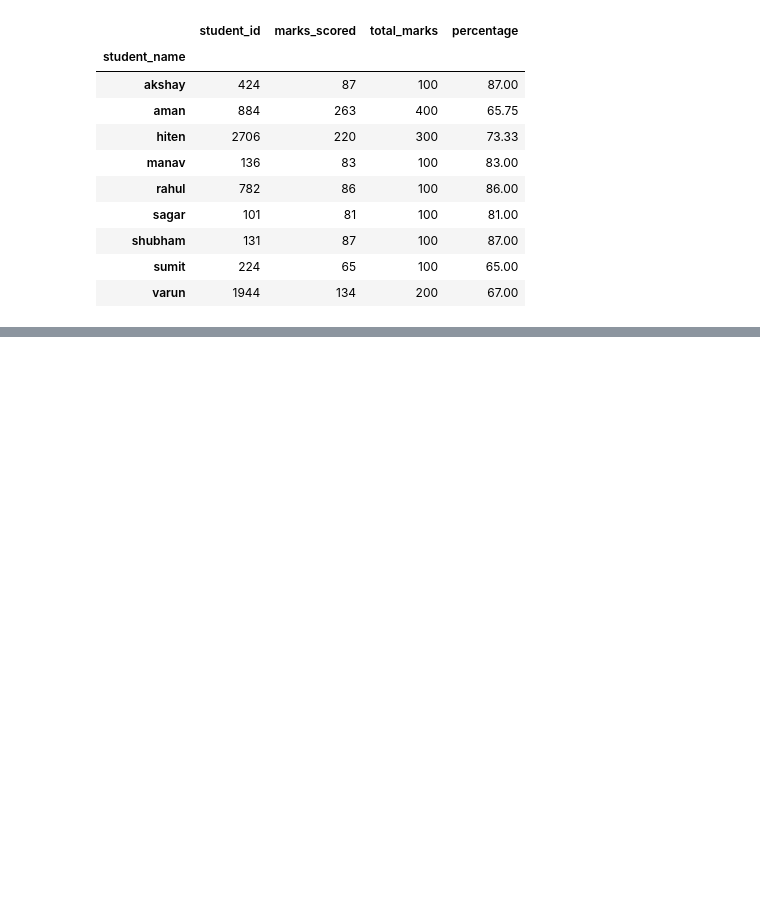
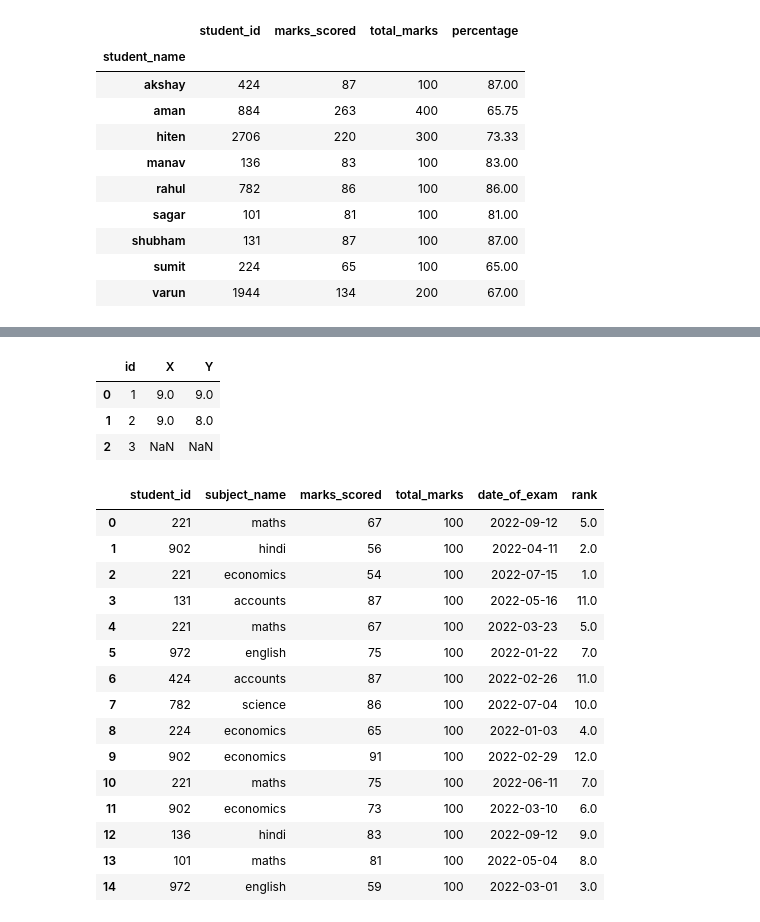
Before and after one commit to hitenverma1/Python_Coding, a Jupyter notebook: join_table.ipynb, the cells around one changed output, grey strips where cells are left out. Saved outputs shown, nothing was run; the diff lists cells and outputs as text; code cells hidden in the pictures; blank space fills up the shorter version.

```diff
--- a/join_table.ipynb
+++ b/join_table.ipynb
@@ -100,0 +156,29 @@ df23
+# %%
+pd.merge(df1,df2,on='id',how='right')
+# %% [output]
+|  | id | X | Y |
+| 0 | 1 | 9.0 | 9.0 |
+| 1 | 2 | 9.0 | 8.0 |
+| 2 | 3 | NaN | NaN |
+# %%
+#dense rank
+marks_info["rank"] = marks_info["marks_scored"].rank(method='dense', ascending=True)
+# %%
+marks_info
+# %% [output]
+|  | student_id | subject_name | marks_scored | total_marks | date_of_exam | rank |
+| 0 | 221 | maths | 67 | 100 | 2022-09-12 | 5.0 |
+| 1 | 902 | hindi | 56 | 100 | 2022-04-11 | 2.0 |
+| 2 | 221 | economics | 54 | 100 | 2022-07-15 | 1.0 |
+| 3 | 131 | accounts | 87 | 100 | 2022-05-16 | 11.0 |
+| 4 | 221 | maths | 67 | 100 | 2022-03-23 | 5.0 |
+| 5 | 972 | english | 75 | 100 | 2022-01-22 | 7.0 |
+| 6 | 424 | accounts | 87 | 100 | 2022-02-26 | 11.0 |
+| 7 | 782 | science | 86 | 100 | 2022-07-04 | 10.0 |
+| 8 | 224 | economics | 65 | 100 | 2022-01-03 | 4.0 |
+| 9 | 902 | economics | 91 | 100 | 2022-02-29 | 12.0 |
+| 10 | 221 | maths | 75 | 100 | 2022-06-11 | 7.0 |
+| 11 | 902 | economics | 73 | 100 | 2022-03-10 | 6.0 |
+| 12 | 136 | hindi | 83 | 100 | 2022-09-12 | 9.0 |
+| 13 | 101 | maths | 81 | 100 | 2022-05-04 | 8.0 |
+| 14 | 972 | english | 59 | 100 | 2022-03-01 | 3.0 |
```
Also changed, not shown: parts of 13 cells of this notebook, 8 other files.
